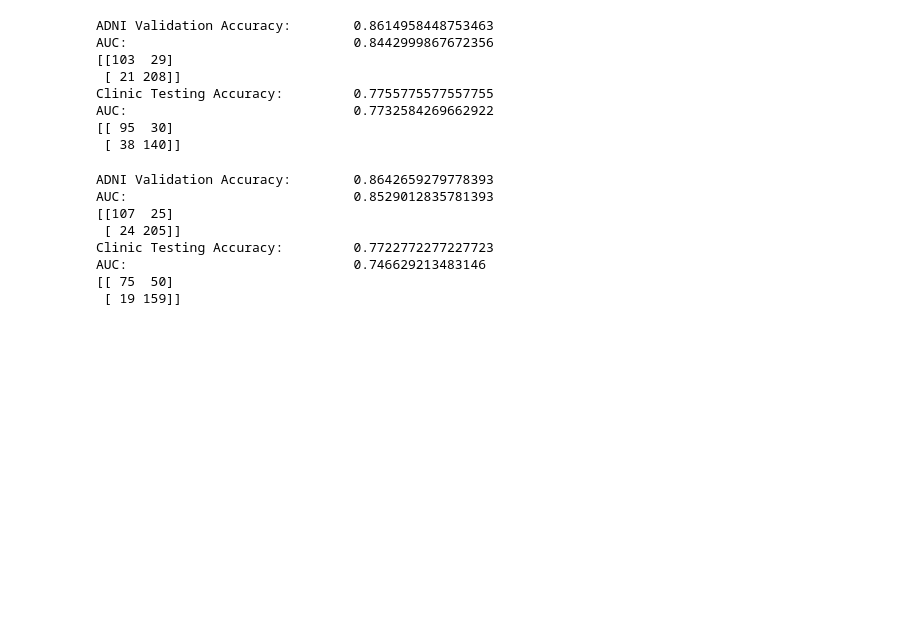
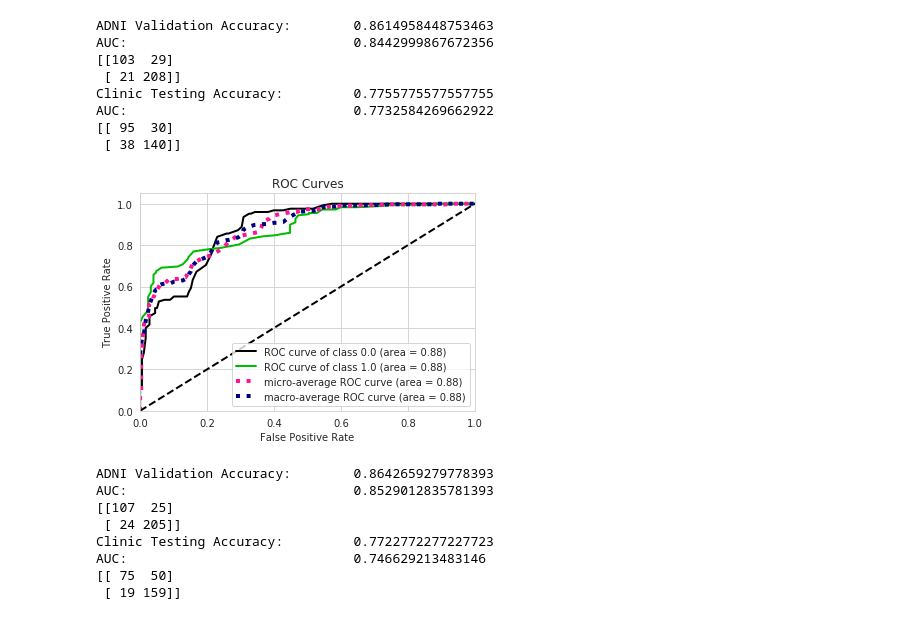
Before and after one commit to mjkleiman/streamlineAD, a Jupyter notebook: KleimanPhD_Chp2.ipynb, the cells around one changed output. Drawn from its saved outputs; the diff is of its cells as text; code cells hidden in the pictures; blank space fills up the shorter version.

Commit message:
Added ROC curves

```diff
--- a/KleimanPhD_Chp2.ipynb
+++ b/KleimanPhD_Chp2.ipynb
@@ -75,8 +77,7 @@ import matplotlib.pyplot as plt
 import rfpimp
 
 %matplotlib inline
-sns.set_style("whitegrid")
-sns.set(rc = {'figure.figsize':(15, 10)})
+sns.set_style("whitegrid", rc={'figure.figsize':(15, 10)})
 
 
 def ehr_analyses(X, y, k=5, random_state=0):
@@ -1314,6 +1315,11 @@ Clinic Testing Accuracy:         0.7755775577557755
 AUC:                             0.7732584269662922
 [[ 95  30]
  [ 38 140]]
+# %%
+clinic_proba = clf.predict_proba(sm_clinic_pair_X)
+roc = skplt.metrics.plot_roc(sm_clinic_pair_y2.to_numpy(), clinic_proba)
+# %% [output]
+[figure, added]
 # %%
 clf = xgboost.XGBClassifier(objective='binary:logistic', random_state=0)
 clf.fit(X_train, y2_train.values.ravel())
```
Also changed, not shown: parts of 24 cells of this notebook.
